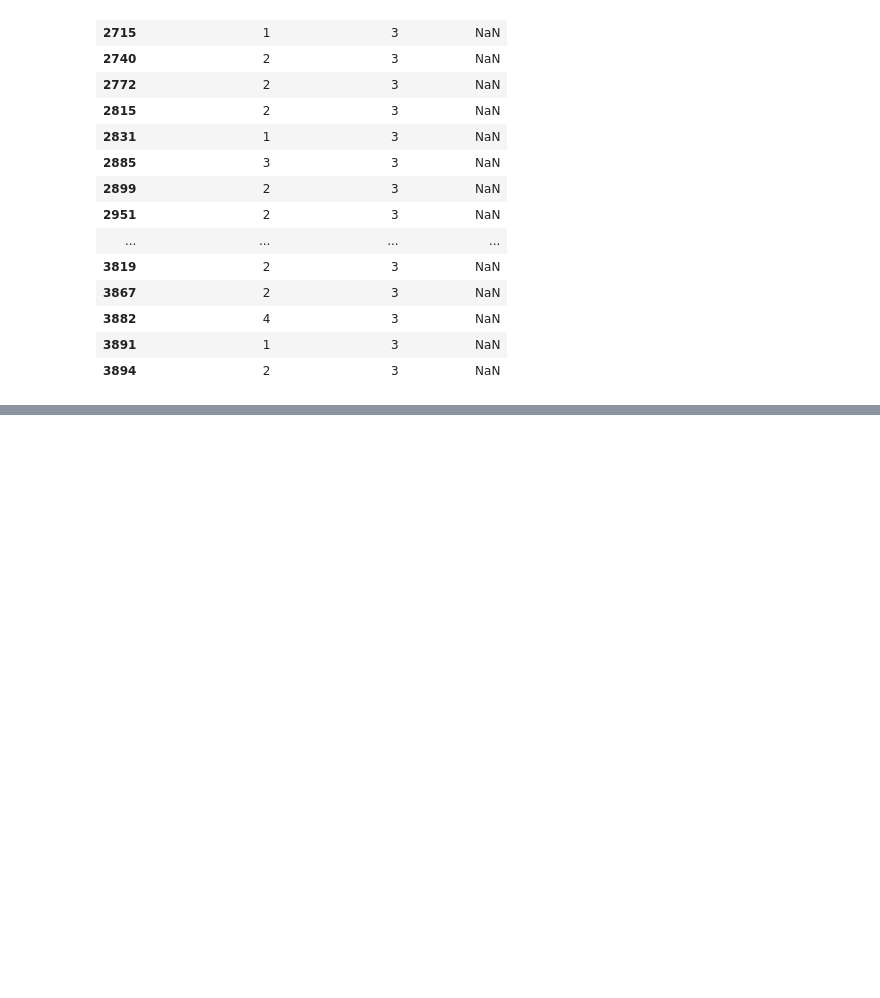
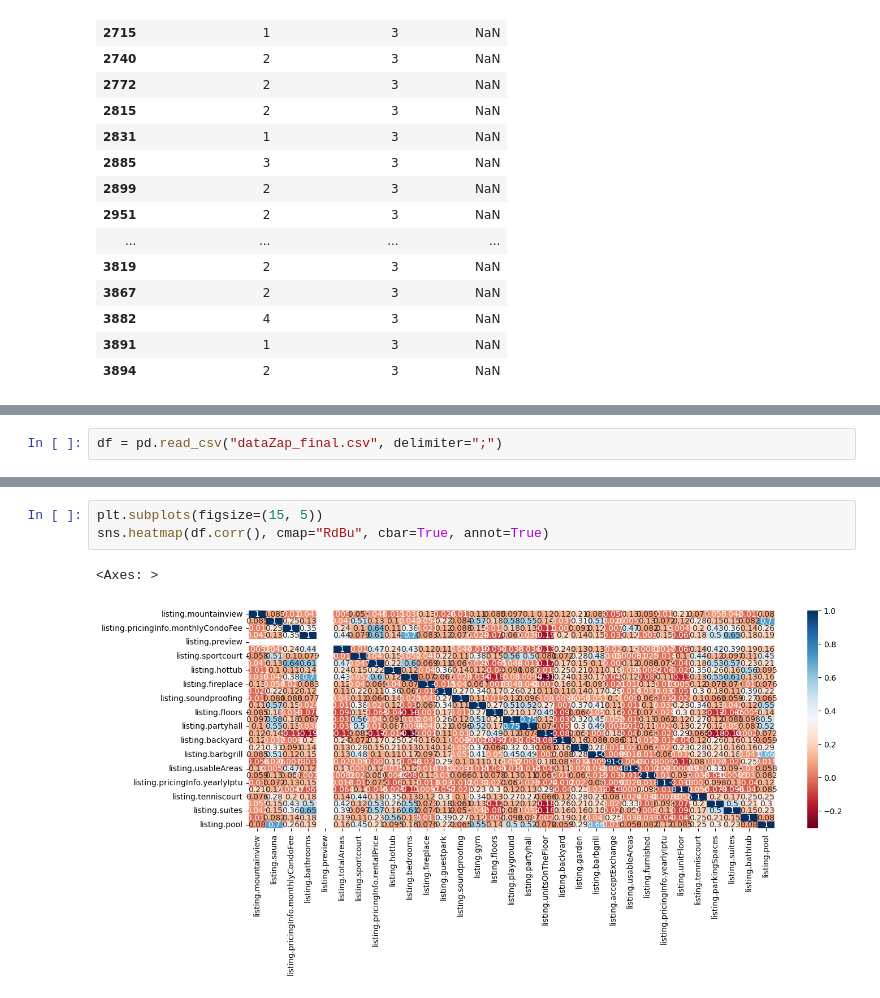
Before and after one commit to caiocmb7/MachineLearning-DS, a Jupyter notebook: ICD/Trabalho1/project.ipynb, the cells around one changed output, grey strips where cells are left out. Drawn from its saved outputs; the diff is of its cells as text; blank space fills up the shorter version.

```diff
--- a/ICD/Trabalho1/project.ipynb
+++ b/ICD/Trabalho1/project.ipynb
@@ -437,0 +718,2 @@ df.head(1)
+# %%
+df = pd.read_csv("dataZap_final.csv", delimiter=";")
@@ -437,0 +740,6 @@ df.head(1)
+# %%
+plt.subplots(figsize=(15, 5))
+sns.heatmap(df.corr(), cmap="RdBu", cbar=True, annot=True)
+# %% [output]
+<Axes: >
+[figure, added]
```
Also changed, not shown: parts of 47 cells of this notebook.
